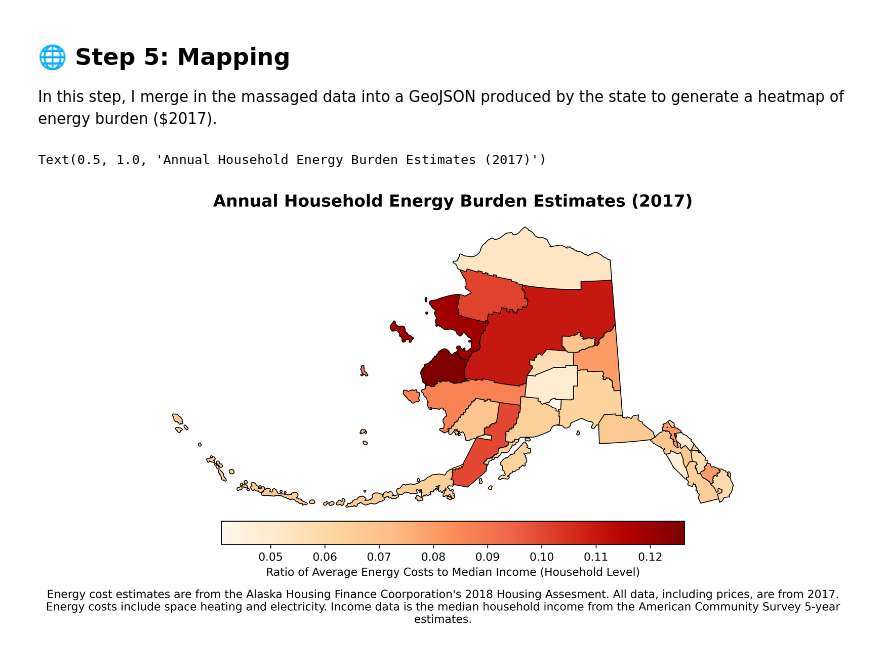
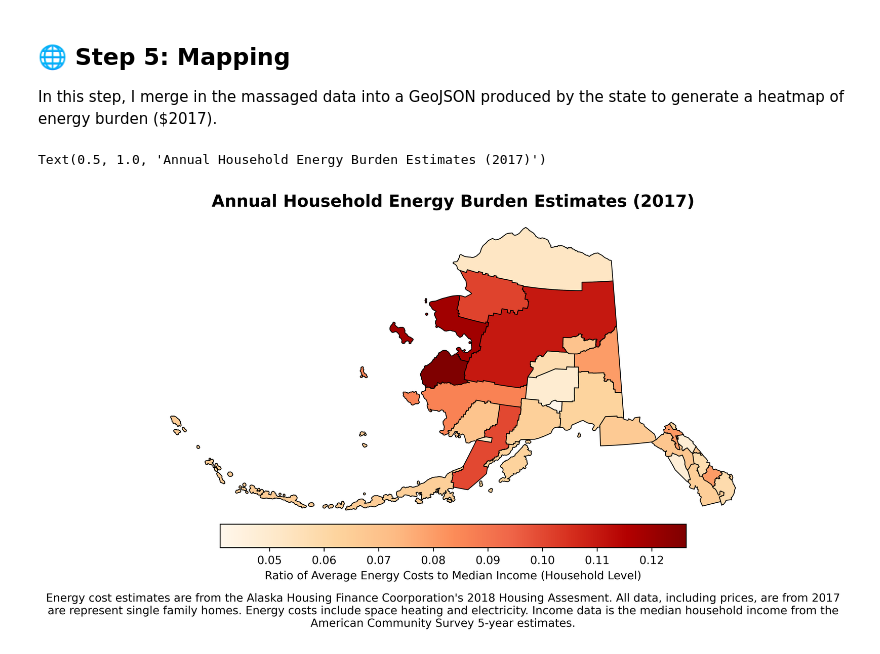
Before and after one commit to jikaczmarski/ak-energy-burden-mapping, a Jupyter notebook: energy_poverty_mapping.ipynb, the cells around one changed output. Saved outputs shown, nothing was run; the diff lists cells and outputs as text; code cells hidden in the pictures.

```diff
--- a/energy_poverty_mapping.ipynb
+++ b/energy_poverty_mapping.ipynb
@@ -139,26 +139,26 @@ map = map.merge(energy_burden.to_pandas(), on = "COUNTYFP")
 # %%
 fig, ax = plt.subplots(figsize=(10, 10))
 map.boundary.plot(ax=ax, edgecolor="black", linewidth=0.75)
 map.plot(
     aspect=1,
     column="Energy Burden",
     legend=True,
     cmap="OrRd",
     ax=ax,
     legend_kwds=dict(
         orientation="horizontal",
         pad=0.0,
         shrink=0.75,
         label="Ratio of Average Energy Costs to Median Income (Household Level)",
         fmt="{:.0f}",
     ),
 )
-txt = "Energy cost estimates are from the Alaska Housing Finance Coorporation's 2018 Housing Assesment. All data, including prices, are from 2017. Energy costs include space heating and electricity. Income data is the median household income from the American Community Survey 5-year estimates."
+txt = "Energy cost estimates are from the Alaska Housing Finance Coorporation's 2018 Housing Assesment. All data, including prices, are from 2017 are represent single family homes. Energy costs include space heating and electricity. Income data is the median household income from the American Community Survey 5-year estimates."
 ax.set_axis_off()
 fig.text(0.5, 0.1, txt, ha="center", wrap=True)
 plt.title(
     "Annual Household Energy Burden Estimates (2017)", fontsize=15, fontweight="bold"
 )
 # %% [output]
 Text(0.5, 1.0, 'Annual Household Energy Burden Estimates (2017)')
-[figure, old version]
+[figure, new version]
```
